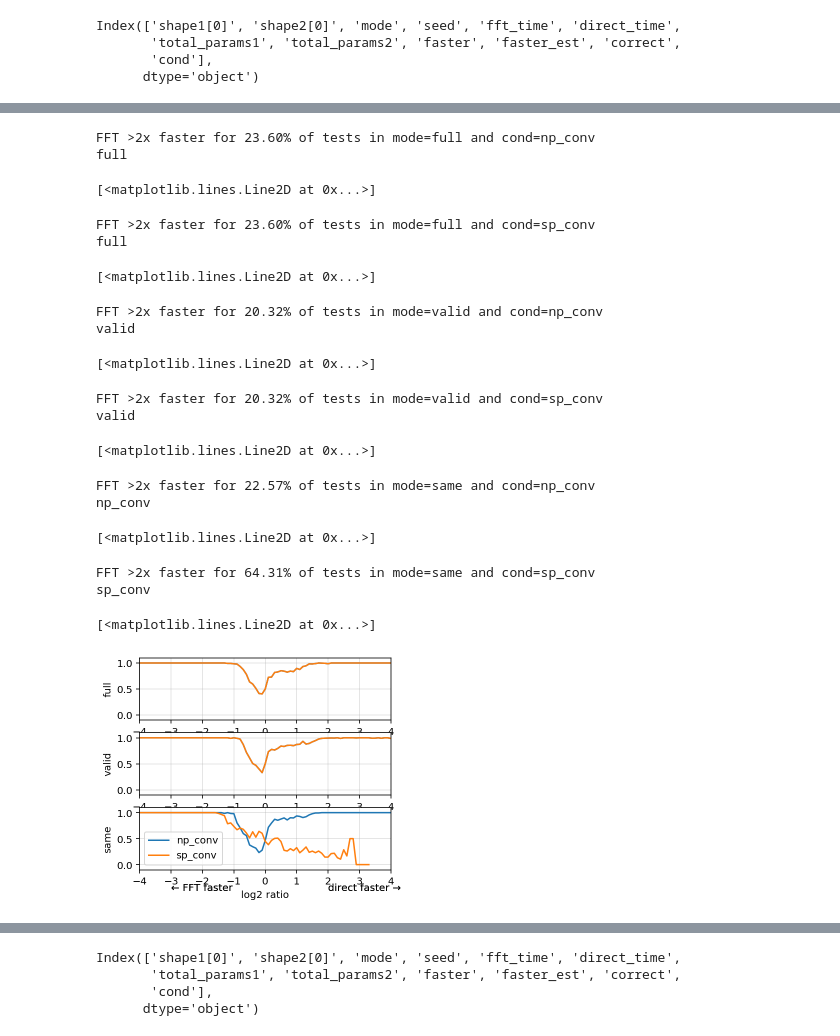
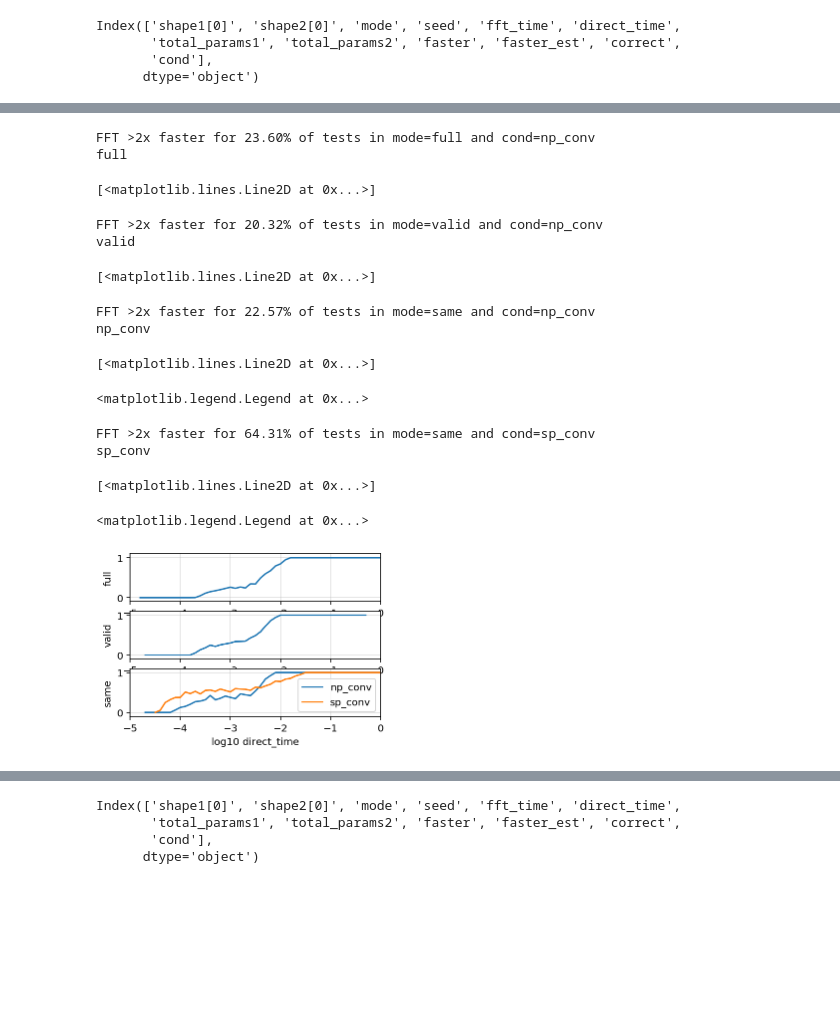
Before and after one commit to stsievert/scipy-convolve-timings, a Jupyter notebook: 1d/Test.ipynb, the cells around one changed output, grey strips where cells are left out. Cells and saved outputs as stored; diff of their text form; code cells hidden in the pictures; blank space fills up the shorter version.

Commit message:
Correct FFT ops

```diff
--- a/1d/Test.ipynb
+++ b/1d/Test.ipynb
@@ -166,11 +166,11 @@ df[i]
 # %%
 for mode in ["full", "valid", "same"]:
     print(mode)
-    for i in np.linspace(1, 12 + 1, num=1000):
+    for i in np.linspace(1, 12 + 1, num=200):
         idx = wrong["mode"] == mode
         prob = (wrong[idx].ratio <= i).sum() / idx.sum()
         msg = f"P(ratio <= {i:0.2f}) = {100 * prob:0.1f}%"
-        if 0.94 <= prob <= 0.96:
+        if 0.940 <= prob <= 0.960:
             print(msg)
 # %% [output]
 full
@@ -192,0 +196,9 @@ P(ratio <= 4.40) = 96.0%
+# %%
+for mode in ["full", "valid", "same"]:
+    print(mode)
+    for i in np.linspace(1, 12 + 1, num=200):
+        idx = wrong["mode"] == mode
+        prob = (wrong[idx].ratio <= i).sum() / idx.sum()
+        msg = f"P(ratio <= {i:0.2f}) = {100 * prob:0.1f}%"
+        if 0.940 <= prob <= 0.960:
+            print(msg)
@@ -211,7 +244,10 @@ ax.legend(loc="best")
 _ = ax.set_title("Ratio of method times\nif wrong prediction")
 _ = ax.set_ylabel("Percentage of trials")
 _ = ax.set_xlabel("Ratio $r$\n" + r"time(predicted_method)$= r \cdot$ time(faster_method)")
-_ = ax.set_xlim(1, 5)
+_ = ax.set_xlim(2, 6)
+_ = ax.set_ylim(None, 0.1)
+_ = ax.plot(ax.get_xlim(), [0.05, 0.05])
+
 DIR = "/Users/scott/Desktop/"
 plt.savefig(DIR + "1d-wrong-factor.png", bbox_inches="tight")
 # %% [output]
@@ -233,58 +324,60 @@ import matplotlib.pyplot as plt
 i = (df.direct_time <= 0) | (df.fft_time <= 0)
 show = df[~i].copy()
 show["log_ratio"] = np.log2(show["fft_time"] / show["direct_time"]);
-show = show[["log_ratio", "correct", "mode", "cond", "direct_time"]].copy()
+show = show[["log_ratio", "correct", "mode", "cond", "direct_time", "faster_est"]].copy()
 show["log_ratio_binned"] = np.round(show.log_ratio, decimals=1)
-show["direct_time_binned"] = np.round(show.direct_time, decimals=1)
+show["log10(direct_time_binned)"] = np.round(np.log10(show.direct_time), decimals=1)
 
 w = 3
-fig, axs = plt.subplots(nrows=3, figsize=(1.5 * w, 1.3 * w))
+fig, axs = plt.subplots(nrows=3, figsize=(1.5 * w, w))
 
 for i, (ax, mode) in enumerate(zip(axs, ["full", "valid", "same"])):
     for cond in ["np_conv", "sp_conv"]:
         if mode != "same":
-            s = show[show["mode"] == mode]
+            s = show[show["mode"] == mode].copy()
         else:
             idx = (show["mode"] == mode) & (show["cond"] == cond)
-            s = show[idx]
+            s = show[idx].copy()
+        if "sp" in cond and mode != "same":
+            continue
         frac_fft_faster = (s.log_ratio < -1).sum() / len(s)
+        s["fft_chosen"] = s.faster_est == "fft"
         print(f"FFT >2x faster for {100 * frac_fft_faster:0.2f}% of tests in mode={mode} and cond={cond}")
         correct_predictions = s.pivot_table(
-            index="log_ratio_binned",
-            values="correct",
+            #index="log_ratio_binned",
+            index="log10(direct_time_binned)",
+            values="fft_chosen",
             aggfunc=np.mean
         )
         label = mode if mode != "same" else cond
         print(label)
         ax.plot(correct_predictions, label=label)
-        _ = ax.set_xlim(-4, 4)
+#         _ = ax.set_xlim(-4, 4)
         _ = ax.set_ylim(-0.1, 1.1)
+        _ = ax.legend(loc="best")
 #         _ = ax.plot([0, 0], ax.get_ylim())
         _ = ax.set_ylabel(mode)
-        _ = ax.grid(alpha=0.4)
-#         ax.legend_.remove()
+        _ = ax.grid(which="both", alpha=0.4)
+        _ = ax.set_xlim(-5, 0)
+        ax.legend_.remove()
         if i == 2:
-            _ = ax.set_xlabel("log2 ratio")
-            _ = ax.text(-3, -0.5, "← FFT faster")
-            _ = ax.text(2, -0.5, "direct faster →")
-            _ = ax.legend(loc="best")
+            _ = ax.set_xlabel("log10 direct_time")
+            ax.legend(loc="best")
+#             ax.set_xlim(-4, -3)
+# plt.savefig(DIR + "1d-direct-time-correct.png", bbox_inches="tight")
 # %% [output]
 FFT >2x faster for 23.60% of tests in mode=full and cond=np_conv
 full
 [<matplotlib.lines.Line2D at 0x...>]
-FFT >2x faster for 23.60% of tests in mode=full and cond=sp_conv
-full
+FFT >2x faster for 20.32% of tests in mode=valid and cond=np_conv
+valid
 [<matplotlib.lines.Line2D at 0x...>]
-FFT >2x faster for 20.32% of tests in mode=valid and cond=np_conv
-valid
+FFT >2x faster for 22.57% of tests in mode=same and cond=np_conv
+np_conv
 [<matplotlib.lines.Line2D at 0x...>]
-FFT >2x faster for 20.32% of tests in mode=valid and cond=sp_conv
-valid
+<matplotlib.legend.Legend at 0x...>
-[<matplotlib.lines.Line2D at 0x...>]
+FFT >2x faster for 64.31% of tests in mode=same and cond=sp_conv
+sp_conv
-FFT >2x faster for 22.57% of tests in mode=same and cond=np_conv
-np_conv
+[<matplotlib.lines.Line2D at 0x...>]
-[<matplotlib.lines.Line2D at 0x...>]
+<matplotlib.legend.Legend at 0x...>
-FFT >2x faster for 64.31% of tests in mode=same and cond=sp_conv
-sp_conv
-[<matplotlib.lines.Line2D at 0x...>]
-[figure, old version]
+[figure, new version]
```
Also changed, not shown: parts of 16 cells of this notebook, 6 other files.
